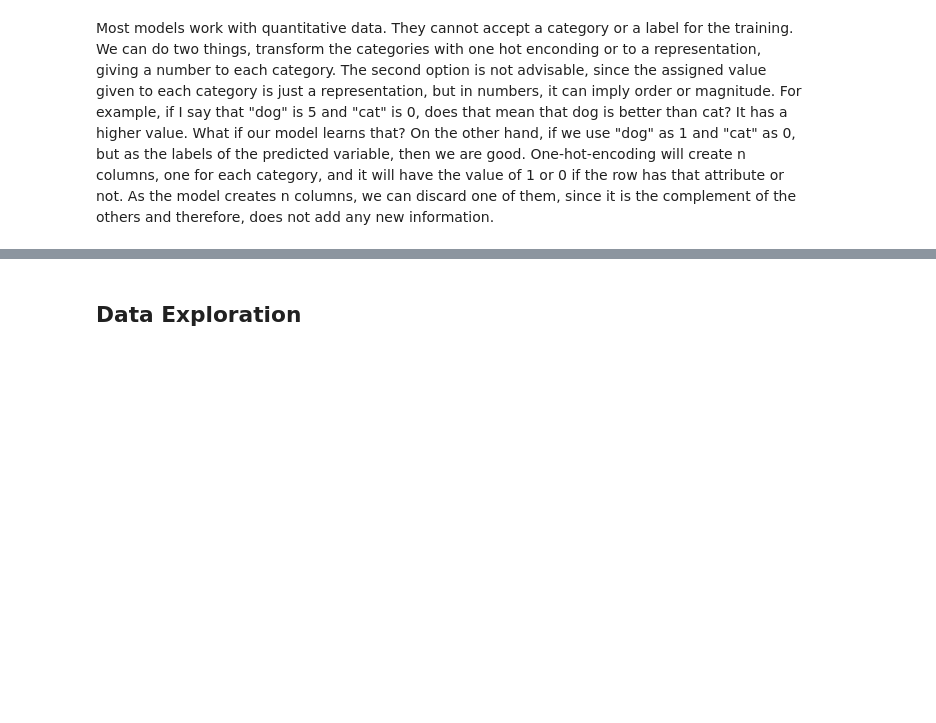
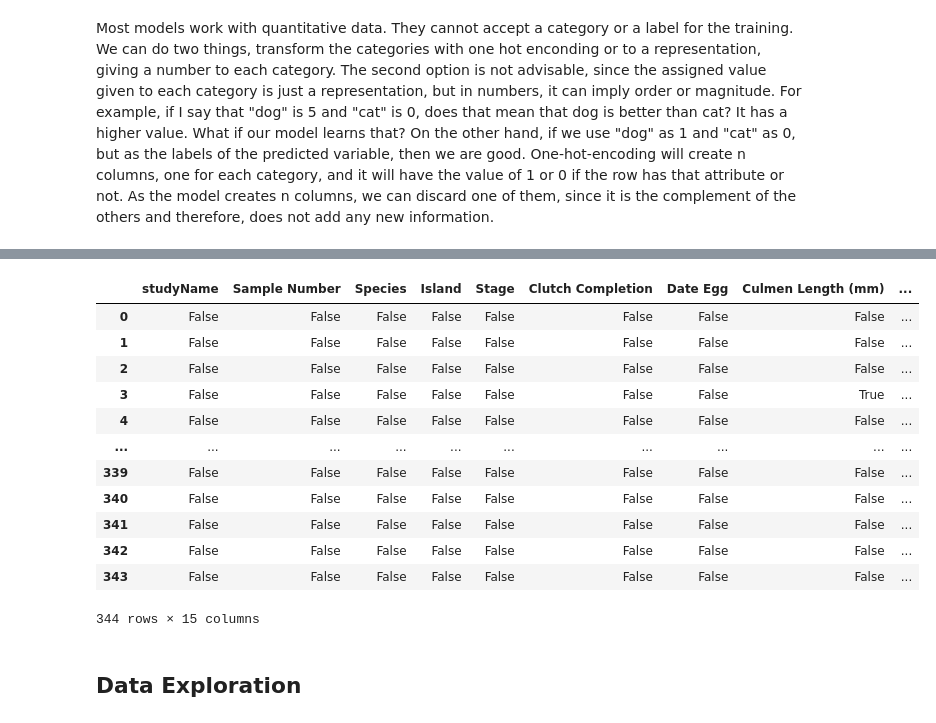
Before and after one commit to afrincon2/Data_Scientist, a Jupyter notebook: PenguinsEx.ipynb, the cells around one changed output, grey strips where cells are left out. Saved outputs shown, nothing was run; the diff lists cells and outputs as text; code cells hidden in the pictures; blank space fills up the shorter version.

```diff
--- a/PenguinsEx.ipynb
+++ b/PenguinsEx.ipynb
@@ -141,2 +180,5 @@ One-hot-encoding will create n columns, one for each category, and it will have
 # %%
 #TODO We have 17 columns on the data set. Eliminate the columns that do not add any relevant information.
+print(penguins_raw["Region"].value_counts())
+print(penguins_raw.groupby(["studyName"])[["Island"]].value_counts())
+penguins_raw = penguins_raw.drop(["Region", "Comments","Individual ID"], axis=1)
@@ -143,5 +199,21 @@ One-hot-encoding will create n columns, one for each category, and it will have
 # %%
 #TODO Check the rows with missing values
+nulls = penguins_raw.isnull()
+nulls
+# %% [output]
+|  | studyName | Sample Number | Species | Island | Stage | Clutch Completion | Date Egg | Culmen Length (mm) | ... |
+| 0 | False | False | False | False | False | False | False | False | ... |
+| 1 | False | False | False | False | False | False | False | False | ... |
+| 2 | False | False | False | False | False | False | False | False | ... |
+| 3 | False | False | False | False | False | False | False | True | ... |
+| 4 | False | False | False | False | False | False | False | False | ... |
+| ... | ... | ... | ... | ... | ... | ... | ... | ... | ... |
+| 339 | False | False | False | False | False | False | False | False | ... |
+| 340 | False | False | False | False | False | False | False | False | ... |
+| 341 | False | False | False | False | False | False | False | False | ... |
+| 342 | False | False | False | False | False | False | False | False | ... |
+| 343 | False | False | False | False | False | False | False | False | ... |
+344 rows × 15 columns
 # %%
 #TODO Deal with the missing data. Check how many records do you have that are missing some information, and select a strategy.
 # %%
```
Also changed, not shown: parts of 14 cells of this notebook, 1 other file.
